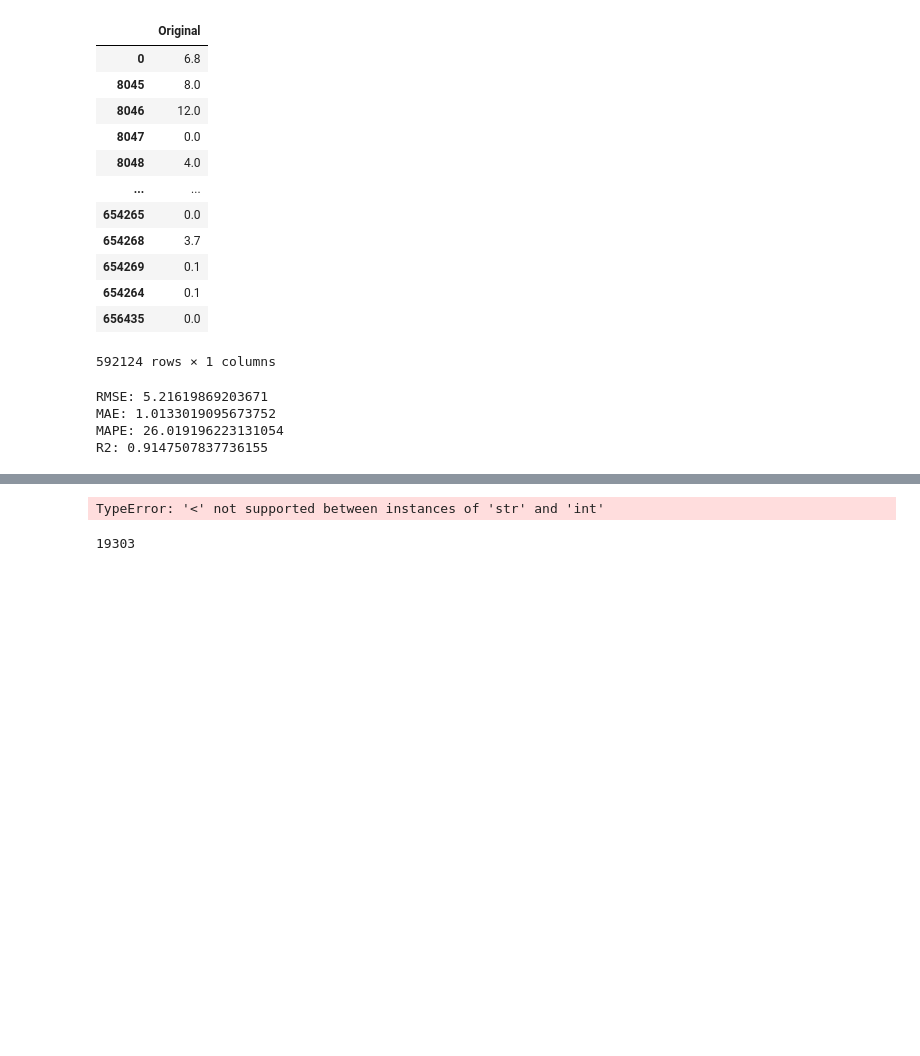
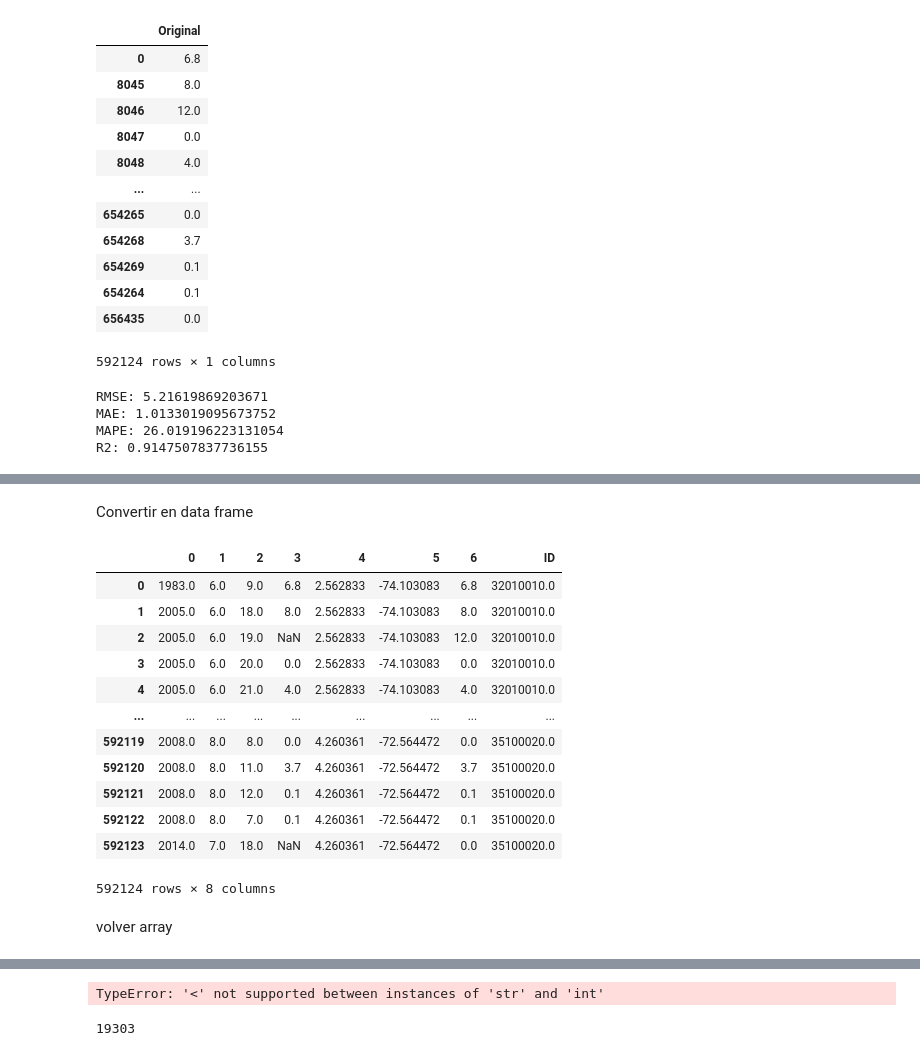
Before and after one commit to Ronaldoh99/Proyecto_mod_precipitacion, a Jupyter notebook: Codigos de Python/NoteNook_model_XGboost.ipynb, the cells around one changed output, grey strips where cells are left out. Drawn from its saved outputs; the diff is of its cells as text; code cells hidden in the pictures; blank space fills up the shorter version.

```diff
--- a/Codigos de Python/NoteNook_model_XGboost.ipynb
+++ b/Codigos de Python/NoteNook_model_XGboost.ipynb
@@ -963,0 +1007,24 @@ R2: 0.9147507837736155
+# %% [markdown]
+Convertir en data frame
+# %%
+array_moddf = pd.DataFrame(array_mod)
+
+array_moddf['ID'] = data_completa_mod2['ID']
+# %%
+array_moddf
+# %% [output]
+|  | 0 | 1 | 2 | 3 | 4 | 5 | 6 | ID |
+| 0 | 1983.0 | 6.0 | 9.0 | 6.8 | 2.562833 | -74.103083 | 6.8 | 32010010.0 |
+| 1 | 2005.0 | 6.0 | 18.0 | 8.0 | 2.562833 | -74.103083 | 8.0 | 32010010.0 |
+| 2 | 2005.0 | 6.0 | 19.0 | NaN | 2.562833 | -74.103083 | 12.0 | 32010010.0 |
+| 3 | 2005.0 | 6.0 | 20.0 | 0.0 | 2.562833 | -74.103083 | 0.0 | 32010010.0 |
+| 4 | 2005.0 | 6.0 | 21.0 | 4.0 | 2.562833 | -74.103083 | 4.0 | 32010010.0 |
+| ... | ... | ... | ... | ... | ... | ... | ... | ... |
+| 592119 | 2008.0 | 8.0 | 8.0 | 0.0 | 4.260361 | -72.564472 | 0.0 | 35100020.0 |
+| 592120 | 2008.0 | 8.0 | 11.0 | 3.7 | 4.260361 | -72.564472 | 3.7 | 35100020.0 |
+| 592121 | 2008.0 | 8.0 | 12.0 | 0.1 | 4.260361 | -72.564472 | 0.1 | 35100020.0 |
+| 592122 | 2008.0 | 8.0 | 7.0 | 0.1 | 4.260361 | -72.564472 | 0.1 | 35100020.0 |
+| 592123 | 2014.0 | 7.0 | 18.0 | NaN | 4.260361 | -72.564472 | 0.0 | 35100020.0 |
+592124 rows × 8 columns
+# %% [markdown]
+volver array
```
Also changed, not shown: parts of 18 cells of this notebook, 1 other file.
